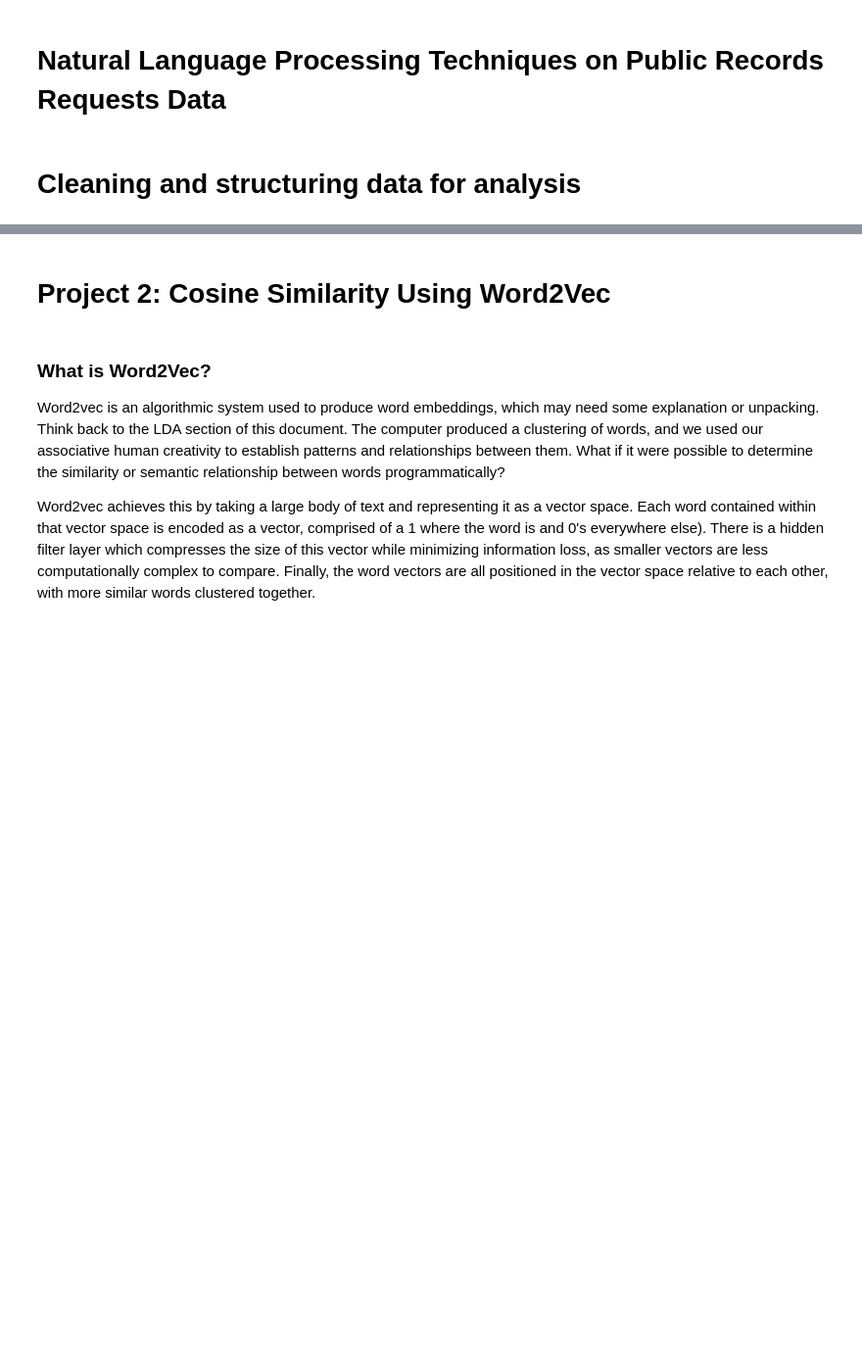
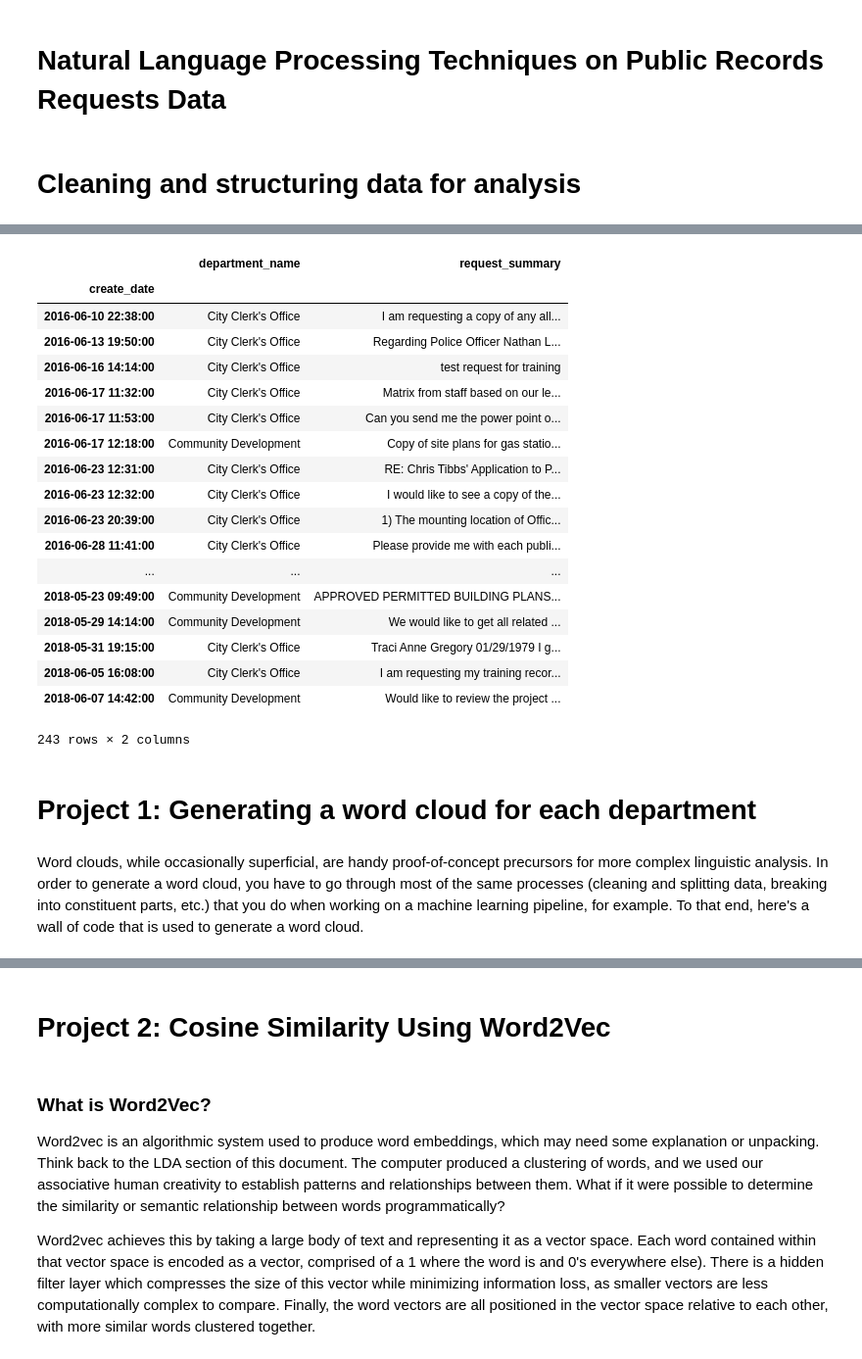
Before and after one commit to OpenDataLiteracy/OpenDataAlliance-KM, a Jupyter notebook: NLP on PRR.ipynb, the cells around one changed output, grey strips where cells are left out. Shown at 98% size. Saved outputs shown, nothing was run; the diff lists cells and outputs as text; code cells hidden in the pictures; blank space fills up the shorter version.

```diff
--- a/NLP on PRR.ipynb
+++ b/NLP on PRR.ipynb
@@ -357,0 +76,8 @@ pp.pprint(lda_40.print_topics())
+# %%
+# this section loads an excel sheet.
+# in an ideal scenario, all of these disparate fiels would live in a database with
+# a set of standard fields
+#
+seadata = pd.read_excel('reformatted.xlsx')
+olydata = pd.read_excel('StudentPRRLog_06212018_2.xlsx')
+pordata = pd.read_excel('Port Orchard PRR Data.xls', header=9)
@@ -357,0 +276,42 @@ pp.pprint(lda_40.print_topics())
+# %%
+bydate = por_trunc.set_index('create_date')
+
+bydate
+por_trunc['summary_token'] = df.apply(lambda row:
+                                      nltk.word_tokenize(row['sentences']), axis=1)
+
+def tokenizedf(df, col):
+    # takes in a dataframe
+    # tokenizes the columns in the dataframe
+    # returns a dataframe with tokenized columns
+    df = df['tokens']
+    for row in df[col]:
+        row = len([nlp_proc(str(row))])
+        df.
+    return df
+
+test = tokenizedf(bydate, 'request_summary')
+# %% [output]
+|  | department_name | request_summary |
+| create_date |  |  |
+| 2016-06-10 22:38:00 | City Clerk's Office | I am requesting a copy of any all... |
+| 2016-06-13 19:50:00 | City Clerk's Office | Regarding Police Officer Nathan L... |
+| 2016-06-16 14:14:00 | City Clerk's Office | test request for training |
+| 2016-06-17 11:32:00 | City Clerk's Office | Matrix from staff based on our le... |
+| 2016-06-17 11:53:00 | City Clerk's Office | Can you send me the power point o... |
+| 2016-06-17 12:18:00 | Community Development | Copy of site plans for gas statio... |
+| 2016-06-23 12:31:00 | City Clerk's Office | RE: Chris Tibbs' Application to P... |
+| 2016-06-23 12:32:00 | City Clerk's Office | I would like to see a copy of the... |
+| 2016-06-23 20:39:00 | City Clerk's Office | 1) The mounting location of Offic... |
+| 2016-06-28 11:41:00 | City Clerk's Office | Please provide me with each publi... |
+| ... | ... | ... |
+| 2018-05-23 09:49:00 | Community Development | APPROVED PERMITTED BUILDING PLANS... |
+| 2018-05-29 14:14:00 | Community Development | We would like to get all related ... |
+| 2018-05-31 19:15:00 | City Clerk's Office | Traci Anne Gregory 01/29/1979 I g... |
+| 2018-06-05 16:08:00 | City Clerk's Office | I am requesting my training recor... |
+| 2018-06-07 14:42:00 | Community Development | Would like to review the project ... |
+243 rows × 2 columns
+# %% [markdown]
+# Project 1: Generating a word cloud for each department
+# %% [markdown]
+Word clouds, while occasionally superficial, are handy proof-of-concept precursors for more complex linguistic analysis. In order to generate a word cloud, you have to go through most of the same processes (cleaning and splitting data, breaking into constituent parts, etc.) that you do when working on a machine learning pipeline, for example. To that end, here's a wall of code that is used to generate a word cloud.
```
Also changed, not shown: parts of 40 cells of this notebook.
